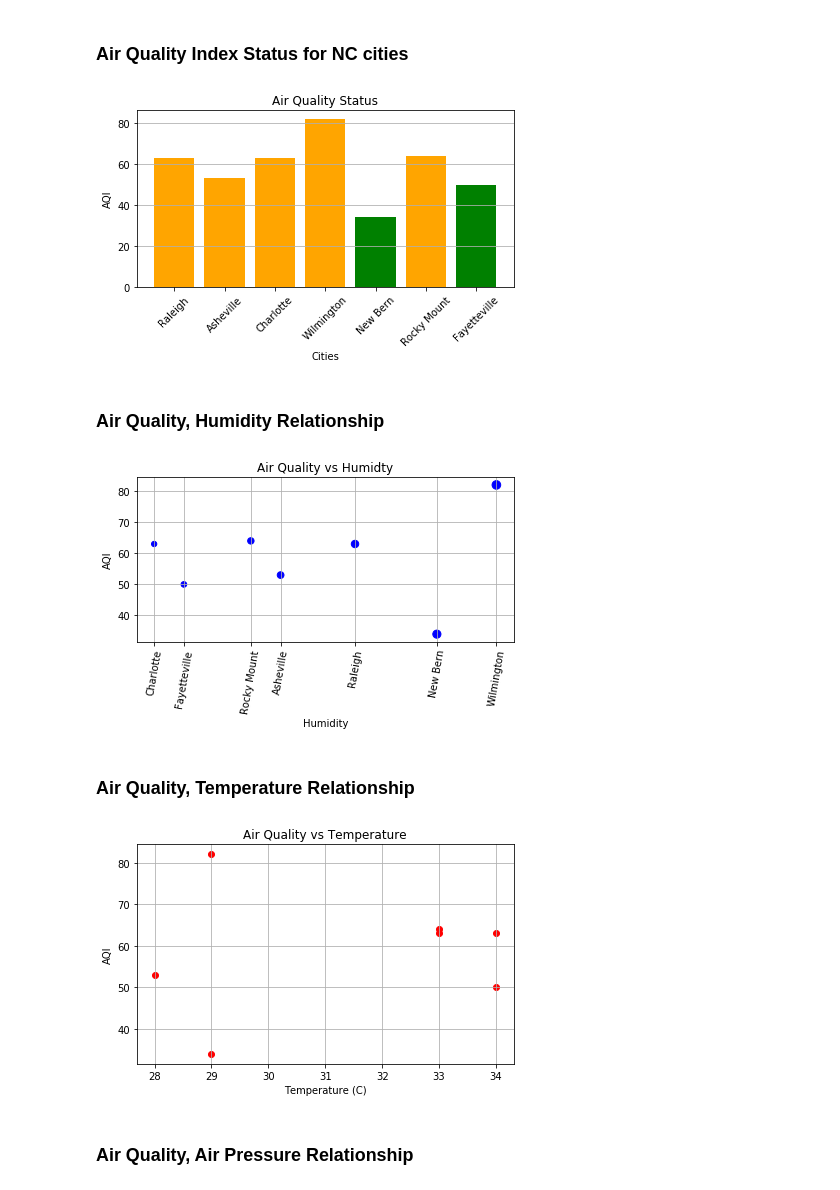
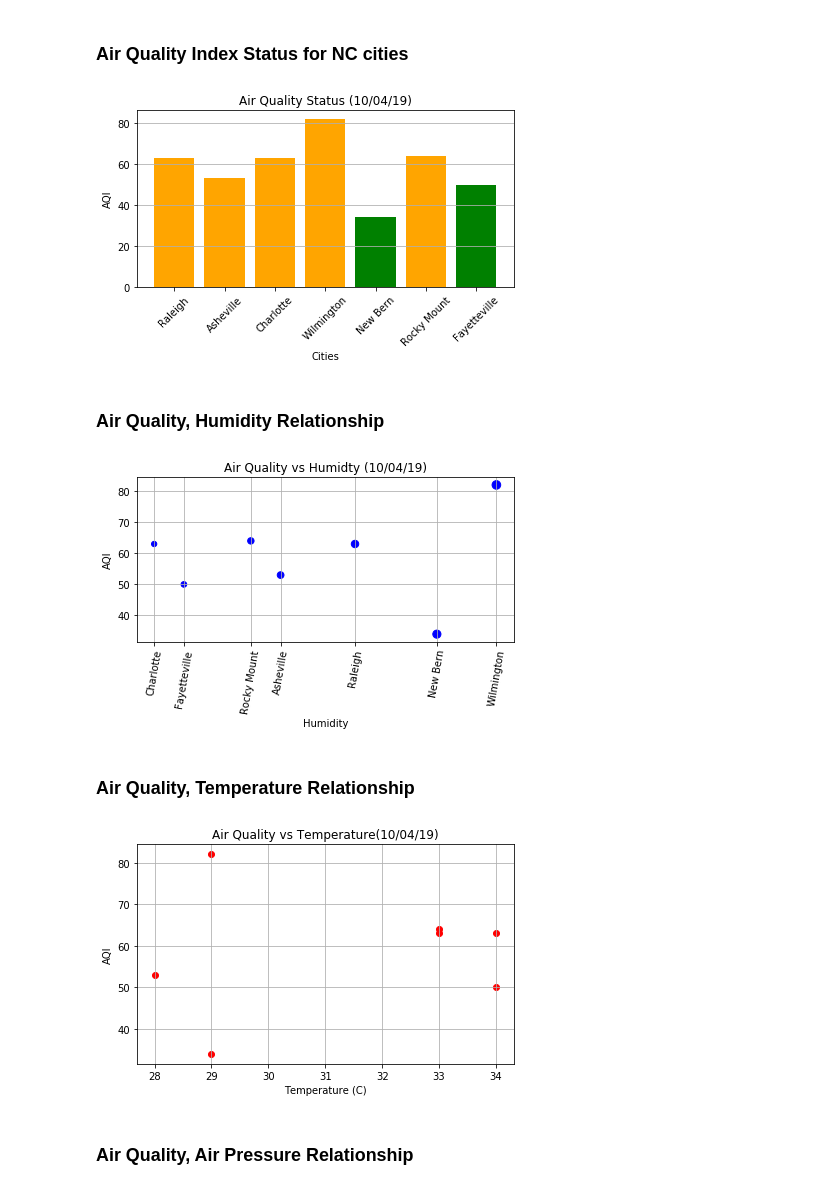
Before and after one commit to nadireag/Air-Quality, a Jupyter notebook: AirQualityPy.ipynb, the cells around one changed output. Saved outputs shown, nothing was run; the diff lists cells and outputs as text; code cells hidden in the pictures.

Commit message:
updated date values

```diff
--- a/AirQualityPy.ipynb
+++ b/AirQualityPy.ipynb
@@ -101,0 +120,6 @@ air_df
+# %%
+# Convert date data type to datetime and select only date values
+air_df["Date"] = pd.to_datetime(air_df["Date"])
+air_df["Date"] = air_df["Date"].dt.date
+# Display the data frame with new date values
+air_df
@@ -104,22 +137,22 @@ air_df
 # %%
 # Create a line chart to show air quality index change for each city
 # Change the color depending on the air quality index
 colors = ["green" if x <= 50 else "orange" if x <= 100 else "red" for x in air_df["Air Quality"]]
 plt.bar(air_df["City"], air_df["Air Quality"], align="center", color = colors)
 
 # Add labels
 plt.xticks(air_df["City"], rotation = 45)
-plt.title("Air Quality Status")
+plt.title("Air Quality Status (%s)" % time.strftime("%x"))
 plt.ylabel("AQI")
 plt.xlabel("Cities")
 plt.grid(axis="y")
 
 # Save the plot
 plt.tight_layout()
 plt.savefig("Output/air_quality.png")
 plt.show()
 # %% [output]
-[figure, old version]
+[figure, new version]
 # %% [markdown]
 ### Air Quality, Humidity Relationship
 # %%
@@ -127,7 +160,7 @@ plt.show()
 plt.scatter(air_df["Humidity"], air_df["Air Quality"], marker = "o", color = "blue", s=air_df["Humidity"])
 
 # Add Labels
-plt.title("Air Quality vs Humidty")
+plt.title("Air Quality vs Humidty (%s)" % time.strftime("%x"))
 plt.xlabel("Humidity")
 plt.ylabel("AQI")
 tick_locations = air_df["Humidity"]
@@ -139,7 +172,7 @@ plt.tight_layout()
 plt.savefig("Output/aqi_humidity.png")
 plt.show()
 # %% [output]
-[figure, old version]
+[figure, new version]
 # %% [markdown]
 ### Air Quality, Temperature Relationship
 # %%
@@ -149,7 +182,7 @@ plt.scatter(air_df["Temperature"], air_df["Air Quality"], marker="o", color = "r
 # Add Labels
 plt.xlabel("Temperature (C)")
 plt.ylabel("AQI")
-plt.title("Air Quality vs Temperature")
+plt.title("Air Quality vs Temperature(%s)" % time.strftime("%x"))
 tick_locations = air_df["Temperature"]
 plt.grid()
 
@@ -158,7 +191,7 @@ plt.tight_layout()
 plt.savefig("Output/aqi_temp.png")
 plt.show()
 # %% [output]
-[figure, old version]
+[figure, new version]
 # %% [markdown]
 ### Air Quality,  Air Pressure Relationship
 # %%
```
Also changed, not shown: parts of 7 cells of this notebook, 7 other files.
